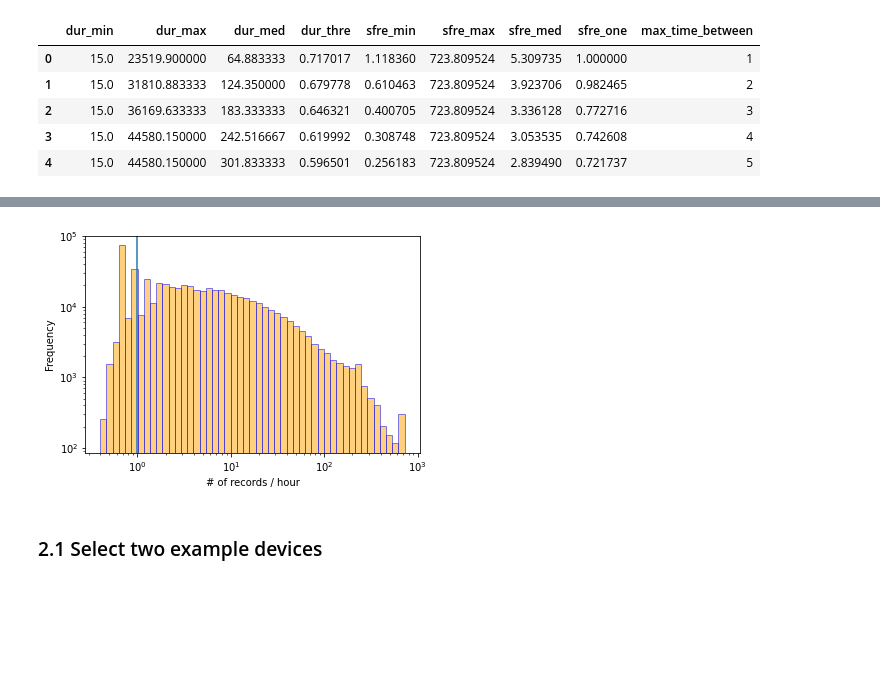
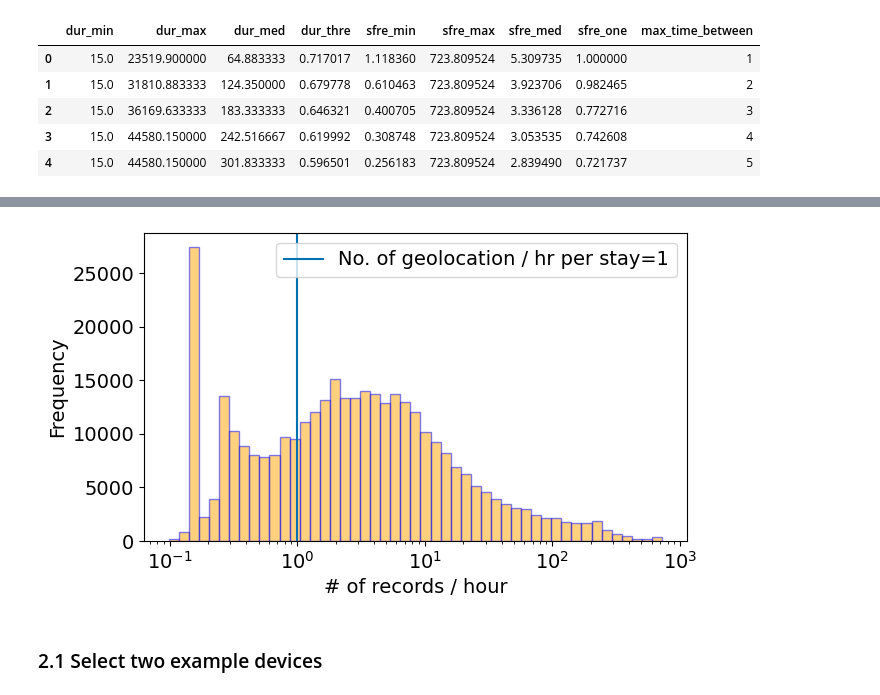
Before and after one commit to MobiSegInsights/mobi-social-segregation-se, a Jupyter notebook: src/MobiSegInsightsSE.data_exp.1.0/7-parquet-to-stops-pyspark.ipynb, the cells around one changed output, grey strips where cells are left out. Saved outputs shown, nothing was run; the diff lists cells and outputs as text; code cells hidden in the pictures; blank space fills up the shorter version.

```diff
--- a/src/MobiSegInsightsSE.data_exp.1.0/7-parquet-to-stops-pyspark.ipynb
+++ b/src/MobiSegInsightsSE.data_exp.1.0/7-parquet-to-stops-pyspark.ipynb
@@ -25,6 +25,12 @@ import time
 import matplotlib.pyplot as plt
 import folium
 import seaborn as sns
+import matplotlib as mpl
+
+mpl.rcParams.update(mpl.rcParamsDefault)
+mpl.style.use('seaborn-colorblind')
+font = {'size': 14}
+mpl.rc('font', **font)
 # %%
 # Data location
 user = preprocess.keys_manager['database']['user']
@@ -289,17 +304,17 @@ plt.show()
 # %%
-fig, ax = plt.subplots()
+fig, ax = plt.subplots(figsize=(7, 4))
 plt.hist(df_stops['sampling_freq'],
          bins = [10**x for x in np.linspace(np.log10(df_stops['sampling_freq'].min()),
                                                  np.log10(df_stops['sampling_freq'].max()),
                                                  50)], color=['orange'], ec="blue", alpha=0.5)
-plt.axvline(1)
+plt.axvline(1, label="No. of geolocation / hr per stay=1")
 plt.xscale('log')
-plt.yscale('log')
+plt.legend()
 plt.xlabel("# of records / hour")
 plt.ylabel("Frequency")
 plt.show()
 # %% [output]
-[figure, old version]
+[figure, new version]
 # %% [markdown]
 ### 2.1 Select two example devices
 # %%
```
Also changed, not shown: parts of 3 cells of this notebook, 17 other files.
